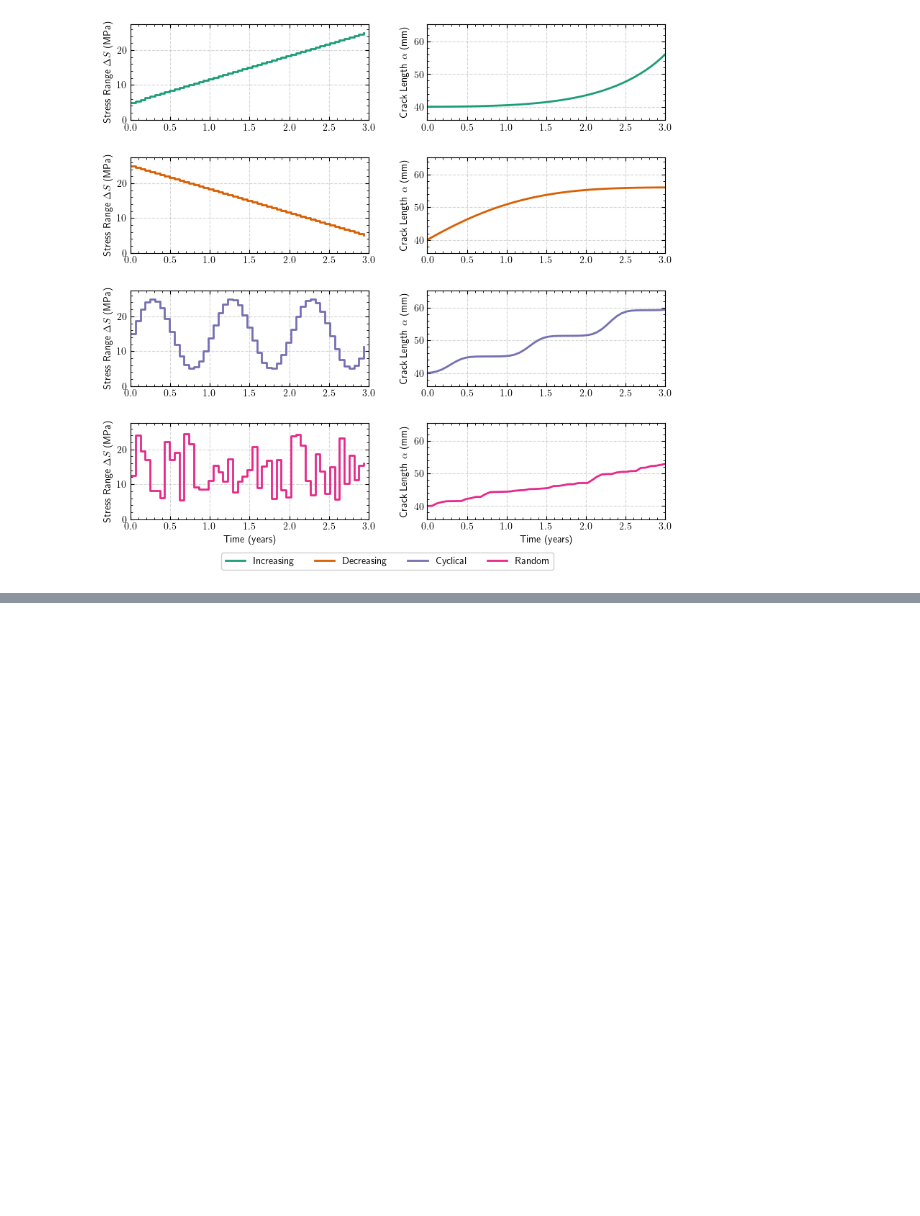
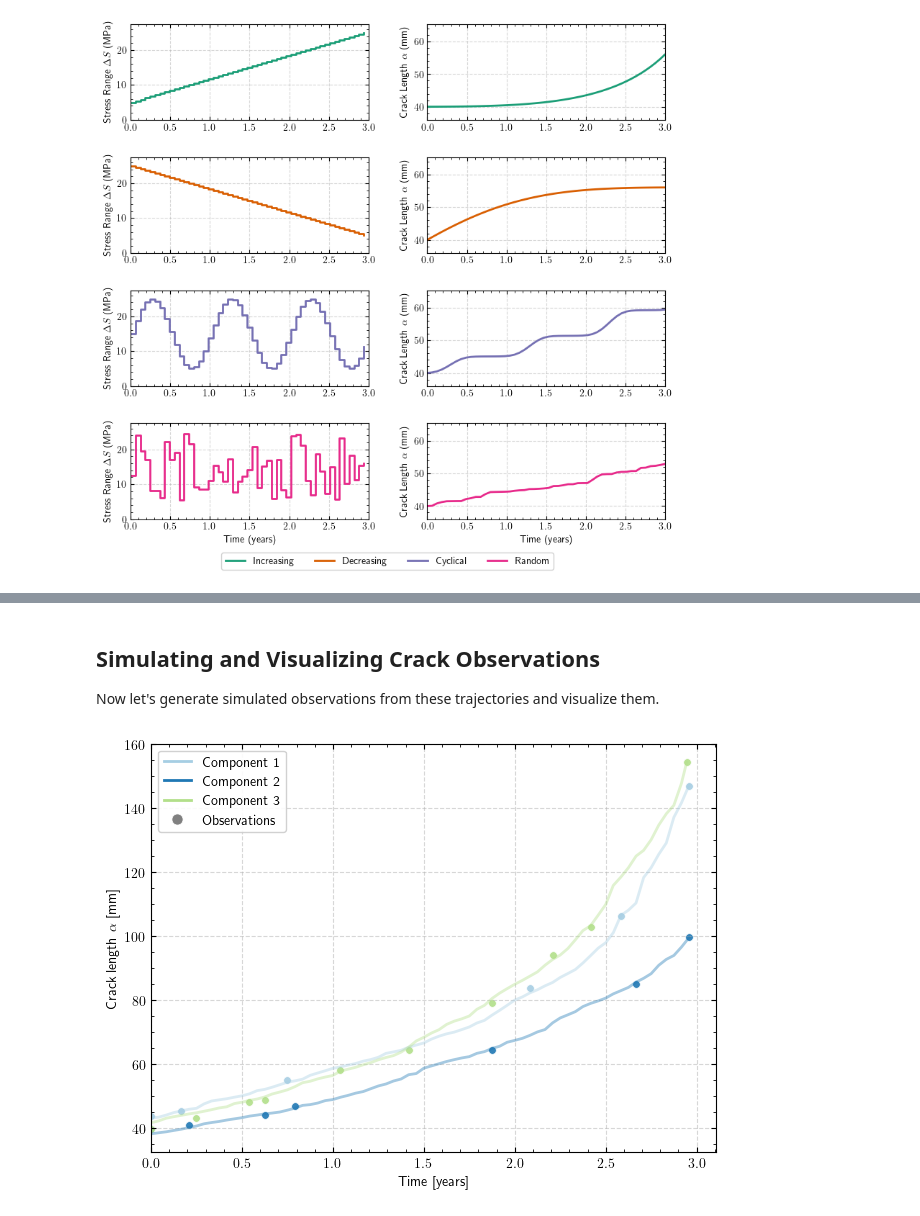
Before and after one commit to nsilionis/hierarchical-crack-growth-monitoring, a Jupyter notebook: notebooks/demo.ipynb, the cells around one changed output, grey strips where cells are left out. Drawn from its saved outputs; the diff is of its cells as text; code cells hidden in the pictures; blank space fills up the shorter version.

```diff
--- a/notebooks/demo.ipynb
+++ b/notebooks/demo.ipynb
@@ -244,0 +291,33 @@ Random      : 14.03 MPa
+# %% [markdown]
+## Simulating and Visualizing Crack Observations
+
+Now let's generate simulated observations from these trajectories and visualize them.
+# %%
+# Create an observation generator based on the selected trajectories
+obs_generator = CrackObservationGenerator(selected_trajectories, random_seed=42)
+
+# Generate observations using random sampling with noise
+observations = obs_generator.create_observations(
+    n_points=[6, 7, 10],           # 10 observations per trajectory
+    strategy='random',     # Random sampling across the timeline
+    std_dev=1.0,           # 1mm standard deviation measurement noise
+    include_endpoints=True,  # Always include start and end points
+    random_seed=42
+)
+
+# Visualize the trajectories with observations
+fig, ax = plot_trajectories_with_observations(
+    times=selected_trajectories['times'],
+    crack_lengths=selected_trajectories['crack_lengths'],
+    obs_times=observations['times'],
+    obs_lengths=observations['noisy_crack_lengths'],
+    labels=[f"Component {i+1}" for i in range(len(selected_indices))],
+    cmap_name='Paired',
+    figsize=(6.4, 4.8),
+    traj_alpha=0.4,        # Make the trajectories slightly transparent
+    obs_alpha=0.9,         # Make the observations more visible
+    marker_size=30,        # Increase marker size for visibility
+    save_fig_name="trajectories_with_observations.pdf"
+)
+# %% [output]
+[figure, added]
```
Also changed, not shown: parts of 10 cells of this notebook.
